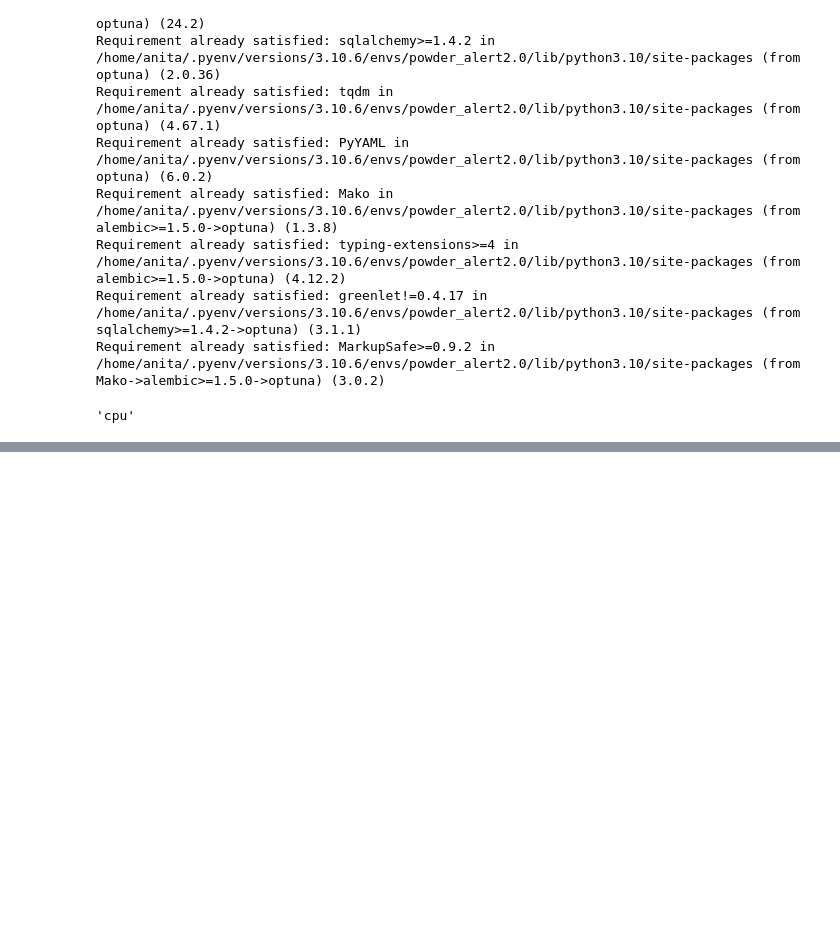
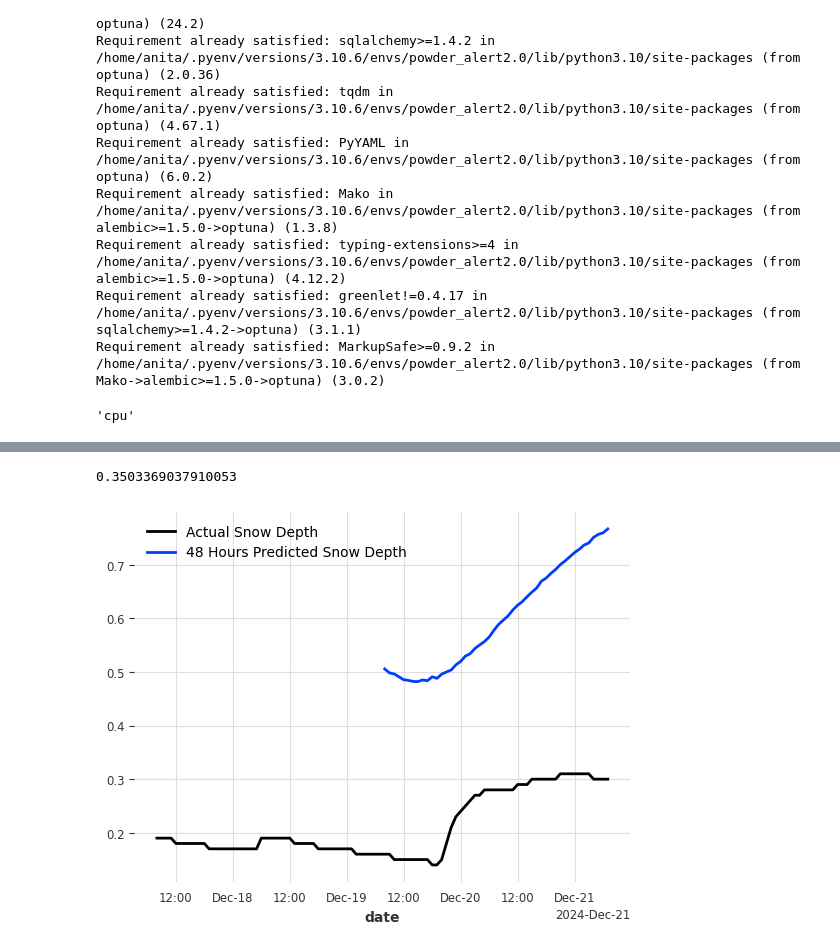
Before and after one commit to MadMax1995bb/powder_alert2.0, a Jupyter notebook: notebooks/notebook_Anita_Gei_snowdepth_1.ipynb, the cells around one changed output, grey strips where cells are left out. Cells and saved outputs as stored; diff of their text form; code cells hidden in the pictures; blank space fills up the shorter version.

```diff
--- a/notebooks/notebook_Anita_Gei_snowdepth_1.ipynb
+++ b/notebooks/notebook_Anita_Gei_snowdepth_1.ipynb
@@ -609,0 +676,8 @@ model.save("latest_snowdepth_model.pt")
+# %%
+# load preprocessed prediction data - check notebook notebook_Anita-Gei_snowdepth_predictions_and_processing
+
+current_data = pd.read_csv('/home/anita/code/MadMax1995bb/powder_alert2.0/raw_data/preprocessed_prediction_data_snowdepth.csv', parse_dates=['date'], usecols=lambda col: col != '')
+if 'Unnamed: 0' in current_data.columns:
+    current_data = current_data.drop(columns=['Unnamed: 0'])
+current_data['date'] = pd.to_datetime(current_data['date'])
+current_data.tail()
@@ -609,0 +696,11 @@ model.save("latest_snowdepth_model.pt")
+# %%
+pred_df = current_data.head(48) #take last 48 hours as input for prediction
+# %%
+pred_feature_columns = pred_df.drop(columns=['date','snow_depth']).columns.to_list()
+
+actual_snowdepth_series = TimeSeries.from_dataframe(current_data[['date','snow_depth']], 'date', 'snow_depth')
+pred_snowdepth_series = TimeSeries.from_dataframe(pred_df, time_col='date', value_cols='snow_depth')
+pred_feature_series = TimeSeries.from_dataframe(pred_df, time_col='date', value_cols=pred_feature_columns)
+# %%
+pred48h = loaded_model.predict(n=48, series=pred_snowdepth_series, past_covariates=pred_feature_series)
+pred48h.values()
@@ -609,0 +728,12 @@ model.save("latest_snowdepth_model.pt")
+# %%
+current_pred_mae = mae(actual_snowdepth_series.slice_intersect(pred48h), pred48h)
+current_pred_mae
+# %% [output]
+0.3503369037910053
+# %%
+actual_snowdepth_series.plot(label="Actual Snow Depth")
+pred48h.plot(label="48 Hours Predicted Snow Depth")
+plt.legend()
+plt.show();
+# %% [output]
+[figure, added]
```
Also changed, not shown: parts of 51 cells of this notebook, 3 other files.
